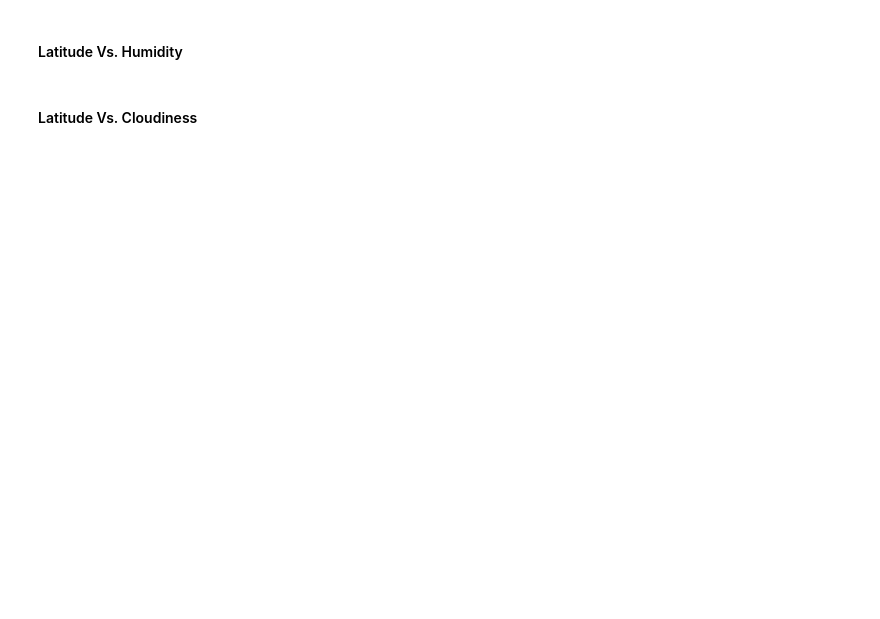
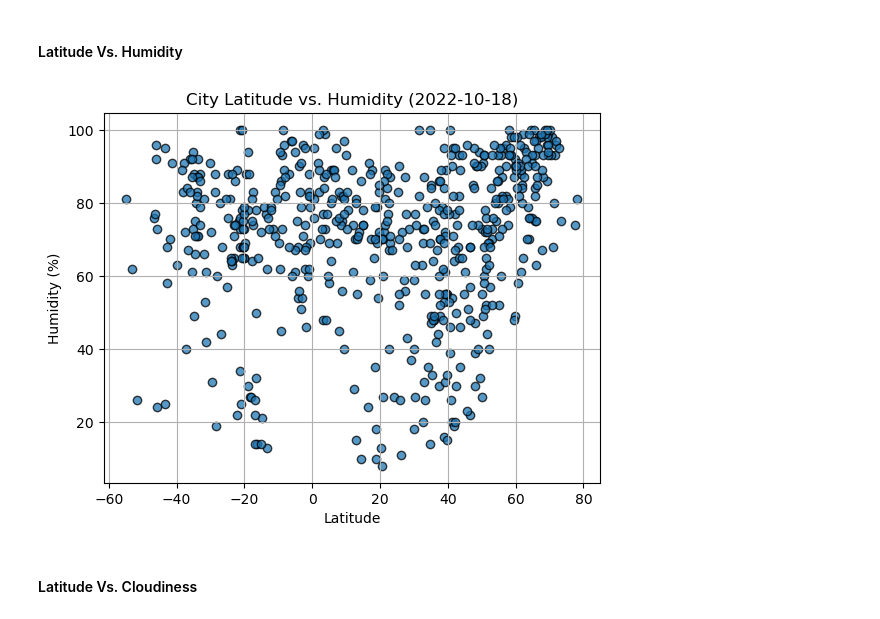
Before and after one commit to mwmosca/python-api-challenge, a Jupyter notebook: WeatherPy.ipynb, the cells around one changed output. Saved outputs shown, nothing was run; the diff lists cells and outputs as text; code cells hidden in the pictures; blank space fills up the shorter version.

```diff
--- a/WeatherPy.ipynb
+++ b/WeatherPy.ipynb
@@ -170,16 +177,21 @@ plt.show()
 #### Latitude Vs. Humidity
 # %%
 # Build the scatter plots for latitude vs. humidity
-# YOUR CODE HERE
+plt.scatter(city_data_df['Lat'], city_data_df['Humidity'], edgecolors = 'black', alpha = 0.75)
 
 # Incorporate the other graph properties
-# YOUR CODE HERE
+plt.title(f'City Latitude vs. Humidity ({data_date})')
+plt.xlabel('Latitude')
+plt.ylabel('Humidity (%)')
+plt.grid()
 
 # Save the figure
-plt.savefig("output_data/Fig2.png")
+plt.savefig(Path('output_data', 'Fig2.png'))
 
 # Show plot
 plt.show()
+# %% [output]
+[figure, added]
 # %% [markdown]
 #### Latitude Vs. Cloudiness
 # %%
```
Also changed, not shown: parts of 5 cells of this notebook, 4 other files.
